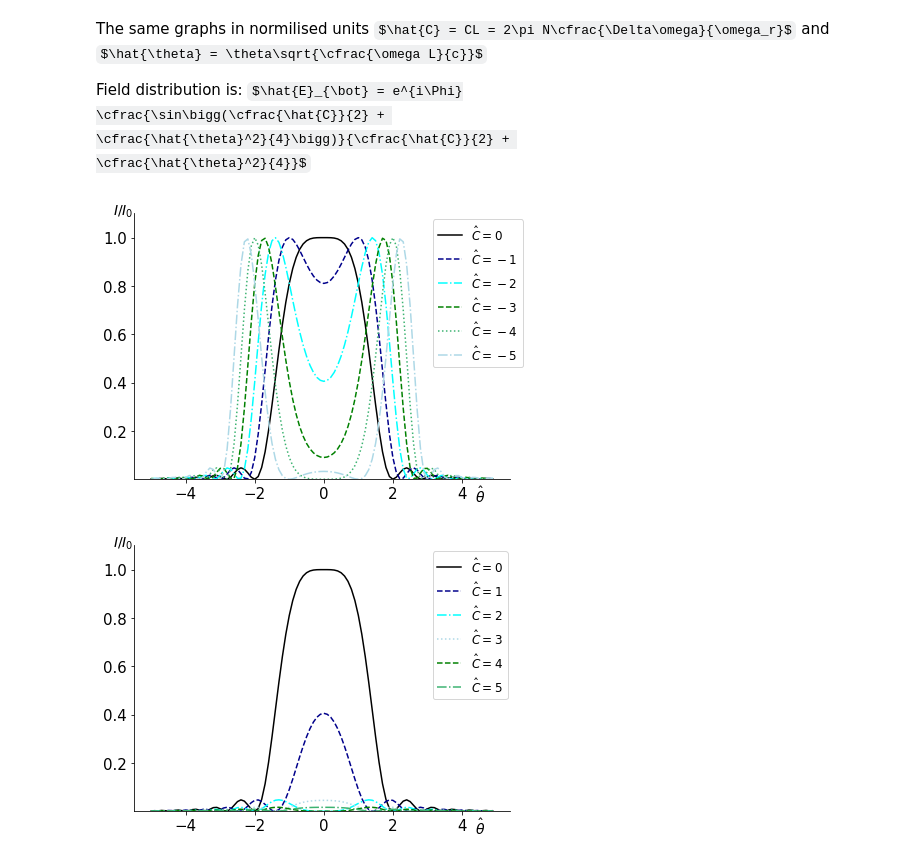
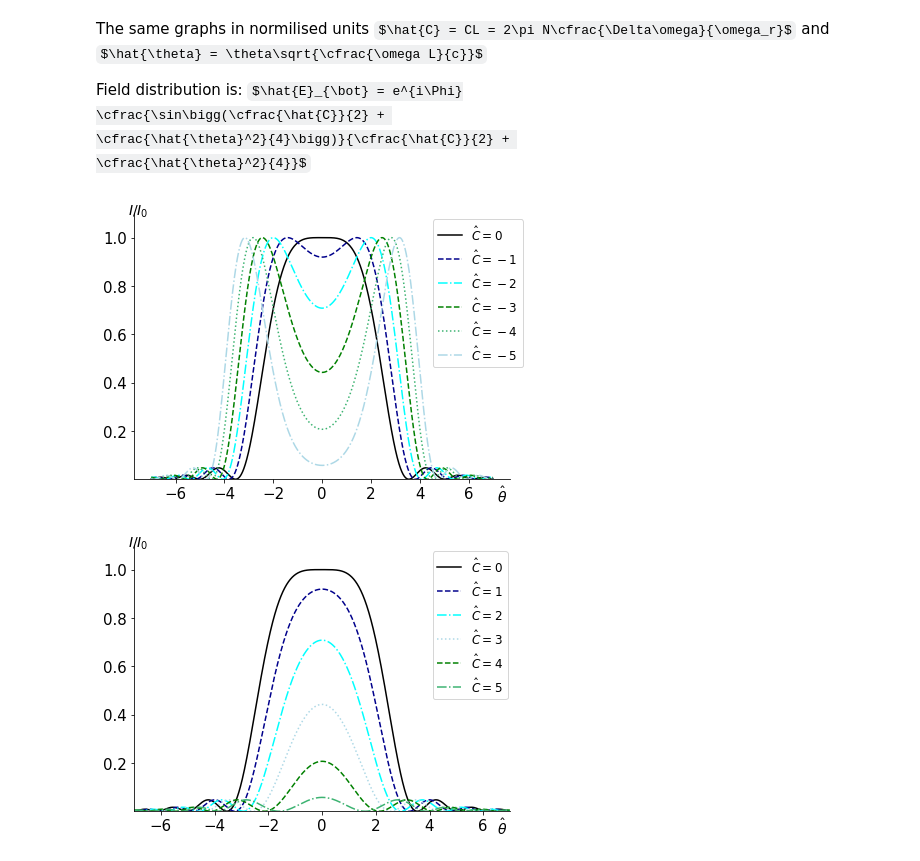
Before and after one commit to TrebAndrew/SKIF_XAS_beamline, a Jupyter notebook: SypPy_examp/Intesity_dist_in_angles.ipynb, the cells around one changed output. Drawn from its saved outputs; the diff is of its cells as text; code cells hidden in the pictures; some formulas as TeX source.

```diff
--- a/SypPy_examp/Intesity_dist_in_angles.ipynb
+++ b/SypPy_examp/Intesity_dist_in_angles.ipynb
@@ -103,9 +103,9 @@ Field distribution is: $\hat{E}_{\bot} = e^{i\Phi}
 		\cfrac{\hat{\theta}^2}{4}}$
 # %%
 def Intens(theta, C):
-    return np.sinc(C/2 + theta**2/4)**2
+    return (np.sin(C/2 + theta**2/4)/(C/2 + theta**2/4))**2
 
-theta = np.arange(-5,5, 0.1)
+theta = np.arange(-7, 7, 0.01)
 
 plt.figure(figsize=(1.5*4,1.5*3))
 C = 0
@@ -136,36 +136,37 @@ y.set_rotation(0)
 
 plt.yticks([0.2, 0.4,0.6,0.8, 1.0])
         #  [r'$-1$', r'$0$', r'$+1$'])
 
 ax = plt.gca()
 ax.spines['right'].set_color('none')
 ax.spines['top'].set_color('none')
 ax.xaxis.set_ticks_position('bottom')
 ax.spines['top'].set_position(('axes',0))
 ax.yaxis.set_ticks_position('left')
 ax.spines['top'].set_position(('data',0))
-ax.xaxis.set_label_coords(0.92, -0.02)
-ax.yaxis.set_label_coords(-0.03, 0.98)
+ax.xaxis.set_label_coords(0.98, -0.02)
+ax.yaxis.set_label_coords(0.01, 0.98)
 for label in ax.get_xticklabels() + ax.get_yticklabels():
     label.set_fontsize(15)
     label.set_bbox(dict(facecolor='white', edgecolor='None', alpha=0.01))
 
 leg = plt.legend(fontsize=12)#loc='upper left')
 # Get the bounding box of the original legend
 bb = leg.get_bbox_to_anchor().inverse_transformed(ax.transAxes)
 
 # Change to location of the legend.
 xOffset = 0.2
 bb.x0 += 0.1
 bb.x1 += 0.05
 bb.y0 += 0.3
 leg.set_bbox_to_anchor(bb, transform = ax.transAxes)
+
 plt.ylim(0, 1.1)
 plt.tight_layout()
 plt.savefig('/home/andrei/Documents/SKIF_XAS_beamline/TeXDoc/pic/angleC_neg.pdf', bbox_inches='tight')
 plt.show()
 # %% [output]
-[figure, old version]
+[figure, new version]
 # %%
 plt.figure(figsize=(1.5*4,1.5*3))
 C = 0
@@ -204,8 +205,8 @@ ax.xaxis.set_ticks_position('bottom')
 ax.spines['top'].set_position(('axes',0))
 ax.yaxis.set_ticks_position('left')
 ax.spines['top'].set_position(('data',0))
-ax.xaxis.set_label_coords(0.92, -0.02)
-ax.yaxis.set_label_coords(-0.03, 0.98)
+ax.xaxis.set_label_coords(0.98, -0.02)
+ax.yaxis.set_label_coords(0.01, 0.98)
 for label in ax.get_xticklabels() + ax.get_yticklabels():
     label.set_fontsize(15)
     label.set_bbox(dict(facecolor='white', edgecolor='None', alpha=0.01))
@@ -220,9 +221,11 @@ bb.x0 += 0.1
 bb.x1 += 0.01
 bb.y0 += 0.
 leg.set_bbox_to_anchor(bb, transform = ax.transAxes)
+
 plt.ylim(0, 1.1)
+plt.xlim(-7, 7)
 plt.tight_layout()
 plt.savefig('/home/andrei/Documents/SKIF_XAS_beamline/TeXDoc/pic/angleC_pos.pdf', bbox_inches='tight')
 plt.show()
 # %% [output]
-[figure, old version]
+[figure, new version]
```
Also changed, not shown: 26 other files.
